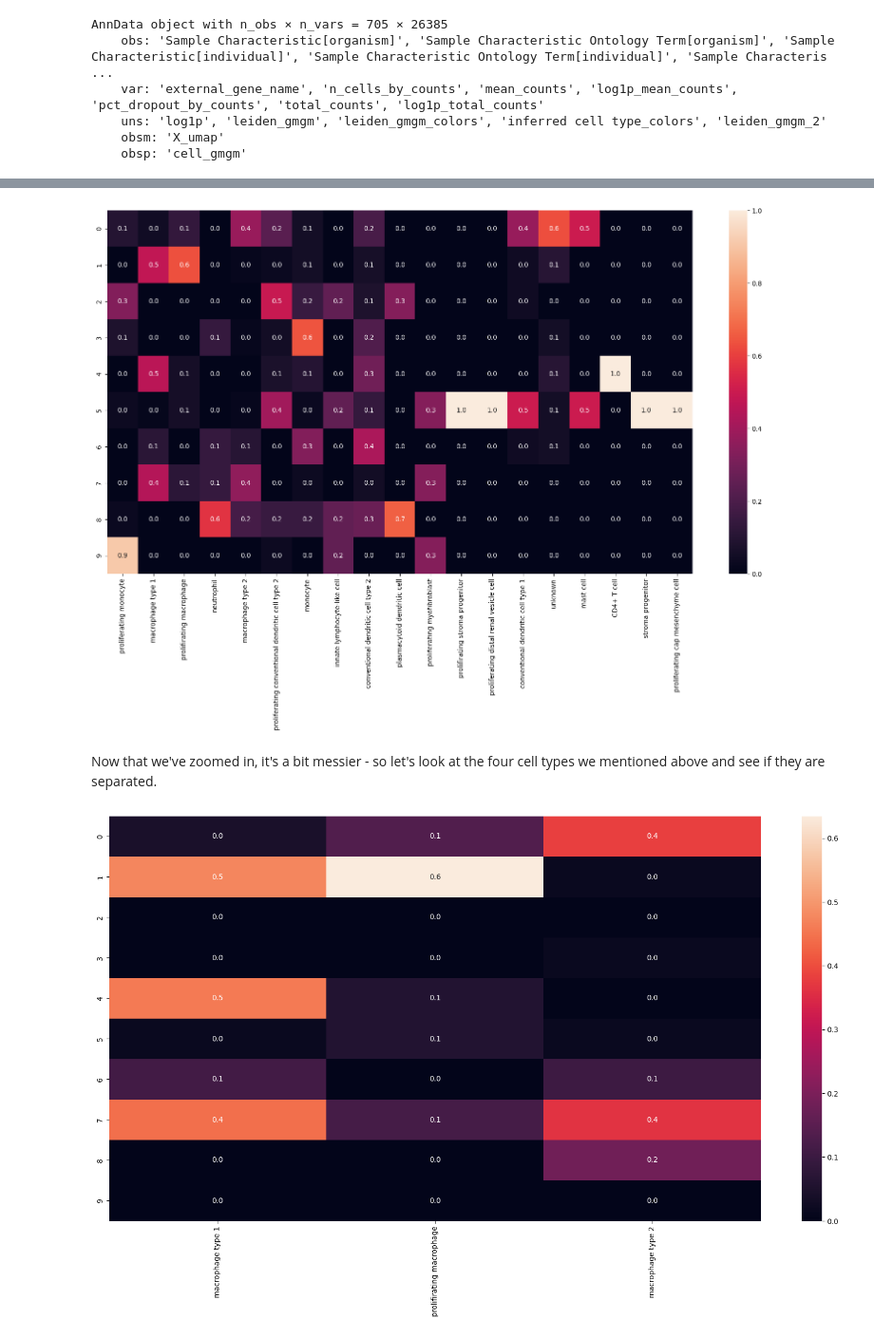
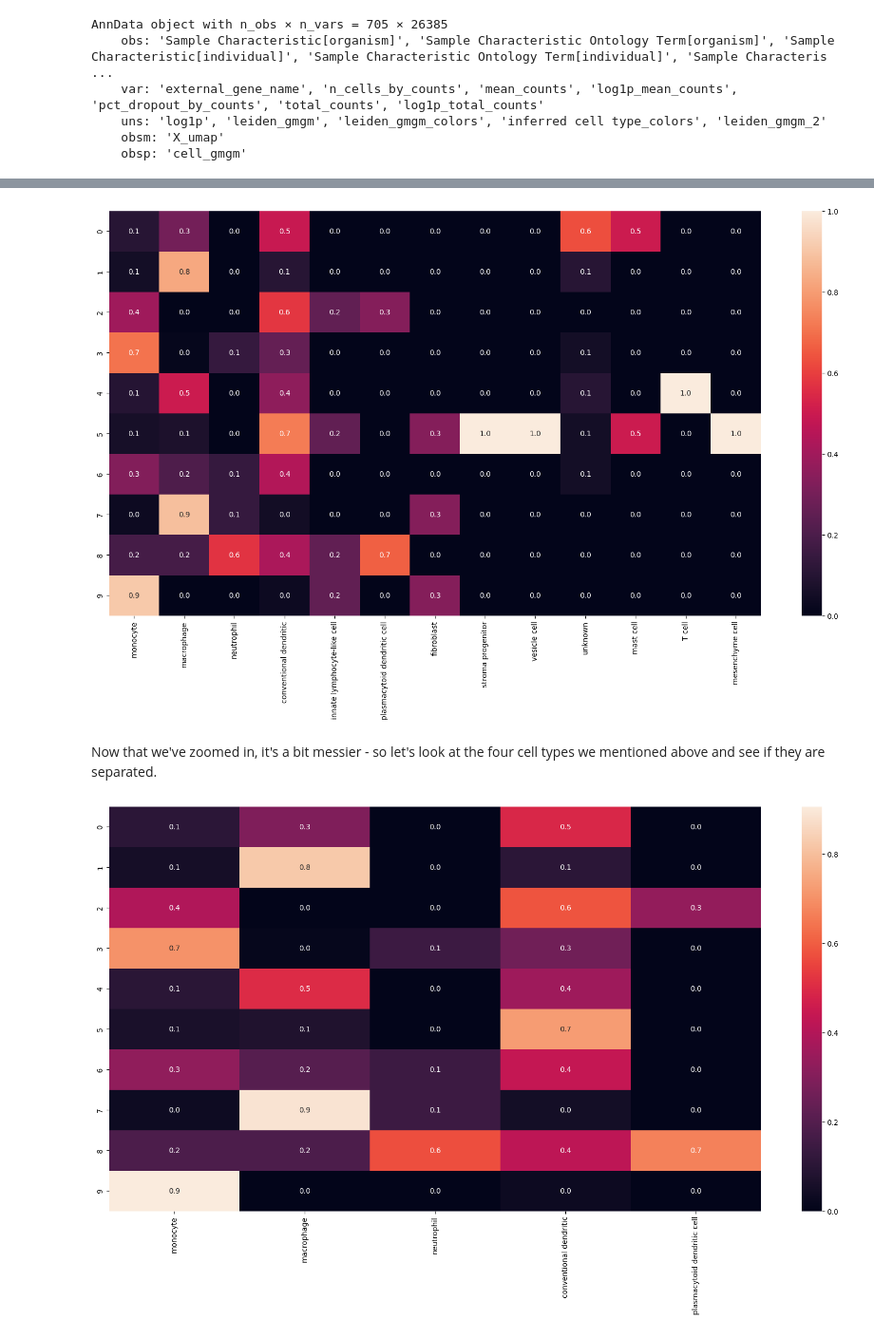
Before and after one commit to BaileyAndrew/ellis-summerschool, a Jupyter notebook: notebooks/experiment.ipynb, the cells around one changed output, grey strips where cells are left out. Shown at 95% size. Drawn from its saved outputs; the diff is of its cells as text; code cells hidden in the pictures.

```diff
--- a/notebooks/experiment.ipynb
+++ b/notebooks/experiment.ipynb
@@ -1000,35 +1000,35 @@ OVERLAP_METHOD = "overlap"
 # Create confusion matrix
 confusion = np.zeros((
     gadata_2.obs['leiden_gmgm_2'].nunique(),
-    gadata_2.obs['inferred cell type'].nunique()
+    gadata_2.obs['coarse cell type'].nunique()
 ))
 
 for my_cluster in gadata_2.obs['leiden_gmgm_2'].unique():
     i = int(my_cluster)
-    for j, cell_type in enumerate(gadata_2.obs['inferred cell type'].unique()):
+    for j, cell_type in enumerate(gadata_2.obs['coarse cell type'].unique()):
         confusion[i, j] = get_overlap(
             set(gadata_2[gadata_2.obs["leiden_gmgm_2"] == my_cluster].obs_names),
-            set(gadata_2[gadata_2.obs['inferred cell type'] == cell_type].obs_names),
+            set(gadata_2[gadata_2.obs['coarse cell type'] == cell_type].obs_names),
             OVERLAP_METHOD
         )
 # %%
 fig, ax = plt.subplots(figsize=(20, 10))
-xs = gadata_2.obs['inferred cell type'].unique()
+xs = gadata_2.obs['coarse cell type'].unique()
 ys = np.arange(gadata_2.obs['leiden_gmgm_2'].nunique())
 sns.heatmap(confusion, annot=True, xticklabels=xs, yticklabels=ys, ax=ax, fmt=".1f")
 plt.xticks(rotation=90)
 pass
 # %% [output]
-[figure, old version]
+[figure, new version]
 # %% [markdown]
 Now that we've zoomed in, it's a bit messier - so let's look at the four cell types we mentioned above and see if they are separated.
 # %%
 fig, ax = plt.subplots(figsize=(20, 10))
-xs = gadata_2.obs['inferred cell type'].unique()
+xs = gadata_2.obs['coarse cell type'].unique()
 ys = np.arange(gadata_2.obs['leiden_gmgm_2'].nunique())
-idxs = ['macrophage' in x for x in xs]
+idxs = ['macrophage' in x or 'monocyte' in x or 'neutrophil' in x or 'dendritic' in x for x in xs]
 sns.heatmap(confusion[:, idxs], annot=True, xticklabels=xs[idxs], yticklabels=ys, ax=ax, fmt=".1f")
 plt.xticks(rotation=90)
 pass
 # %% [output]
-[figure, old version]
+[figure, new version]
```
Also changed, not shown: parts of 15 cells of this notebook.
